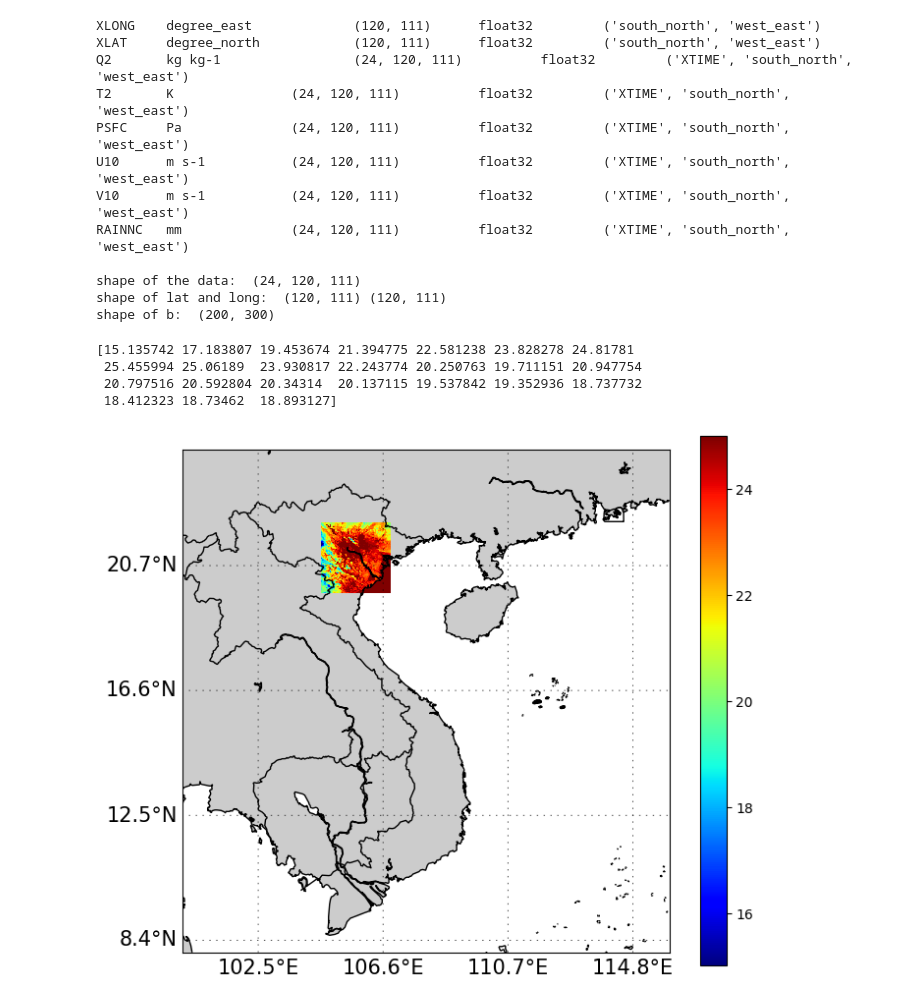
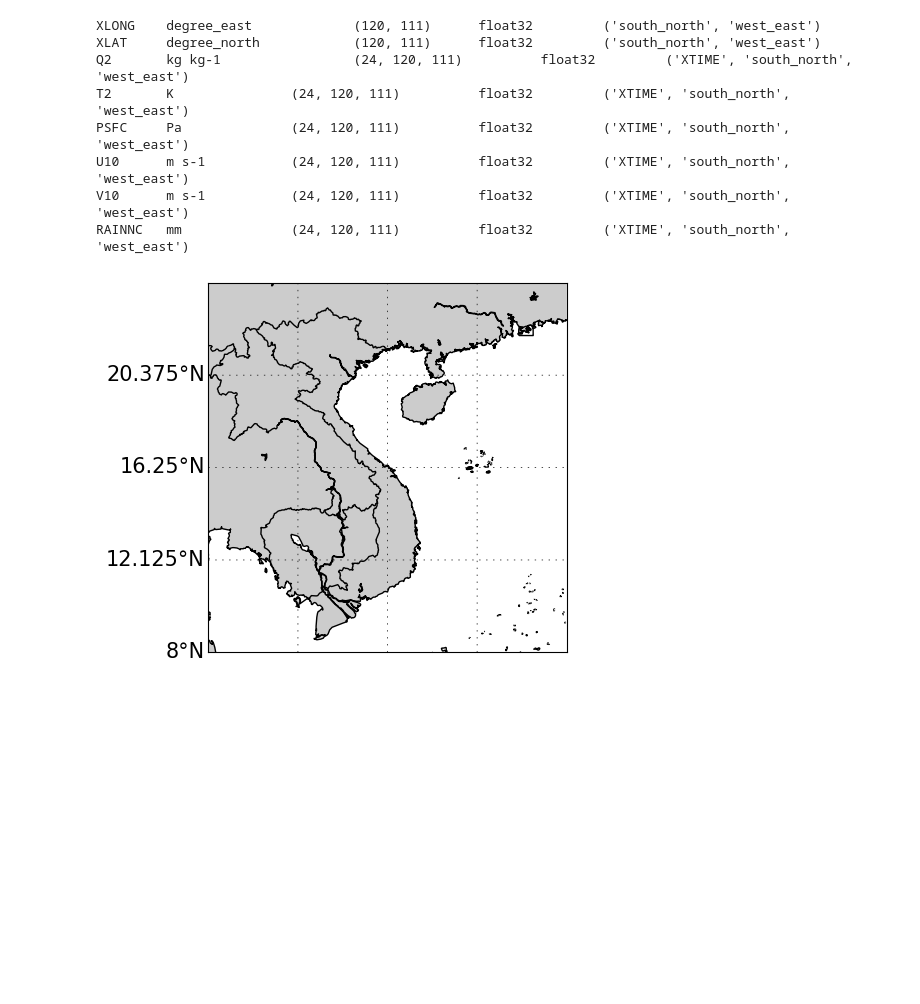
Before and after one commit to mhungdangbuonngu/Data-visualization-, a Jupyter notebook: practice_4.ipynb, the cells around one changed output. Cells and saved outputs as stored; diff of their text form; code cells hidden in the pictures; blank space fills up the shorter version.

Commit message:
add data and prac4

```diff
--- a/practice_4.ipynb
+++ b/practice_4.ipynb
@@ -2,25 +2,14 @@
 from numpy import *
 from netCDF4 import *
 from datetime import *
-
-nc_path='/home/mhung/Downloads/wrfout_d02_2019-11-12_sample.nc'
+import matplotlib.pyplot as plt
+nc_path='/home/hungday/Documents/python/Data-visualization-/wrfout_d02_2019-11-12_sample.nc'
 nc_file=Dataset(nc_path,'r')
 # %%
 for name in nc_file.variables.keys():
     if (name not in nc_file.dimensions.keys()):
         data=nc_file.variables[name]
         print(name,'\t',data.units,'\t\t',data.shape,'\t',data.dtype,'\t',data.dimensions)
-
-data=squeeze(nc_file.variables['T2'][:])
-print('\nshape of the data: ',data.shape)
-
-lat=squeeze(nc_file.variables['XLAT'][:])
-lon=squeeze(nc_file.variables['XLONG'][:])
-print('shape of lat and long: ',lat.shape,lon.shape)
-
-a=zeros((1,1,200,300))
-b=squeeze(a)
-print('shape of b: ', b.shape)
 # %% [output]
 XLONG    degree_east             (120, 111)      float32         ('south_north', 'west_east')
 XLAT     degree_north            (120, 111)      float32         ('south_north', 'west_east')
@@ -30,7 +19,3 @@ PSFC     Pa              (24, 120, 111)          float32         ('XTIME', 'sout
 U10      m s-1           (24, 120, 111)          float32         ('XTIME', 'south_north', 'west_east')
 V10      m s-1           (24, 120, 111)          float32         ('XTIME', 'south_north', 'west_east')
 RAINNC   mm              (24, 120, 111)          float32         ('XTIME', 'south_north', 'west_east')
-
-shape of the data:  (24, 120, 111)
-shape of lat and long:  (120, 111) (120, 111)
-shape of b:  (200, 300)
@@ -37,41 +24,28 @@ shape of b:  (200, 300)
 # %%
-import matplotlib.pyplot as plt
-from mpl_toolkits.basemap import Basemap
-from matplotlib.colors import BoundaryNorm
-
-fig=plt.figure(figsize=(8,7))
-ax=fig.add_subplot(1,1,1)
-
+#load the data
+data=squeeze(nc_file.variables['T2'][:])
+lat=squeeze(nc_file.variables['XLAT'][:])
+lon=squeeze(nc_file.variables['XLONG'][:])
+#define geographic boundaries
 lon_min=100
 lon_max=116
 lat_min=8
 lat_max=24.5
-
-map2 = Basemap(projection='merc',llcrnrlon=lon_min,llcrnrlat=lat_min,
-    urcrnrlon=lon_max,urcrnrlat=lat_max,resolution='i',epsg=4326)
-map2.fillcontinents(zorder=0)
+#plot setup
+map2=Basemap(projection='merc',llcrnrlon=lon_min,llcrnrlat=lat_min,urcrnrlon=lon_max,urcrnrlat=lat_max,resolution='i',epsg=4326)
+#draw decoration
+map2.fillcontinents()
 map2.drawcoastlines(zorder=11)
 map2.drawcountries(linewidth=1,color='k')
+#draw parallels
+parallels=arange(lat_min,lat_max,(lat_max-lat_min)/4)
+meridians=arange(lon_min,lon_max,(lon_max-lon_min)/4)
+map2.drawparallels(parallels,linewidth=0.5,dashes=[2,8],labels=[1,0,0,0],fontsize=15,zorder=12)
+map2.drawmeridians(meridians,linewidth=0.5,dashes=[2,8],labels=[1,0,0,0],fontsize=15,zorder=12)
 
-
-#draw the lat and lon
-parallels = arange(-90.,150, around((lat_max-lat_min)/4, decimals=1)) 	#lat
-meridians = arange(0.,180., around((lat_max-lat_min)/4, decimals=1))
-map2.drawparallels(parallels,linewidth=0.5,dashes=[2,8],labels=[1,0,0,0],fontsize=15, zorder=12) # left, right, top or bottom
-map2.drawmeridians(meridians,linewidth=0.5,dashes=[2,8],labels=[0,0,0,1],fontsize=15, zorder=12)
-
-
-
-map2.readshapefile('/home/mhung/Documents/python/Data-visualization/Islands/haidao','haidao',linewidth=1,color='k')
-
-cm=plt.pcolormesh(lon,lat,data[12,:,:]-273.15,vmin=15,vmax=25,cmap='jet')
-
-print(data[:,0,0]-273.3)
-plt.colorbar()
+#draw islands
+map2.readshapefile('/home/hungday/Documents/python/Data-visualization-/Islands/haidao','haidao',linewidth=1,color='k')
+#plot data
 plt.show()
 # %% [output]
-[15.135742 17.183807 19.453674 21.394775 22.581238 23.828278 24.81781
- 25.455994 25.06189  23.930817 22.243774 20.250763 19.711151 20.947754
- 20.797516 20.592804 20.34314  20.137115 19.537842 19.352936 18.737732
- 18.412323 18.73462  18.893127]
-[figure, old version]
+[figure, new version]
```
Also changed, not shown: parts of 10 cells of this notebook, 21 other files.
